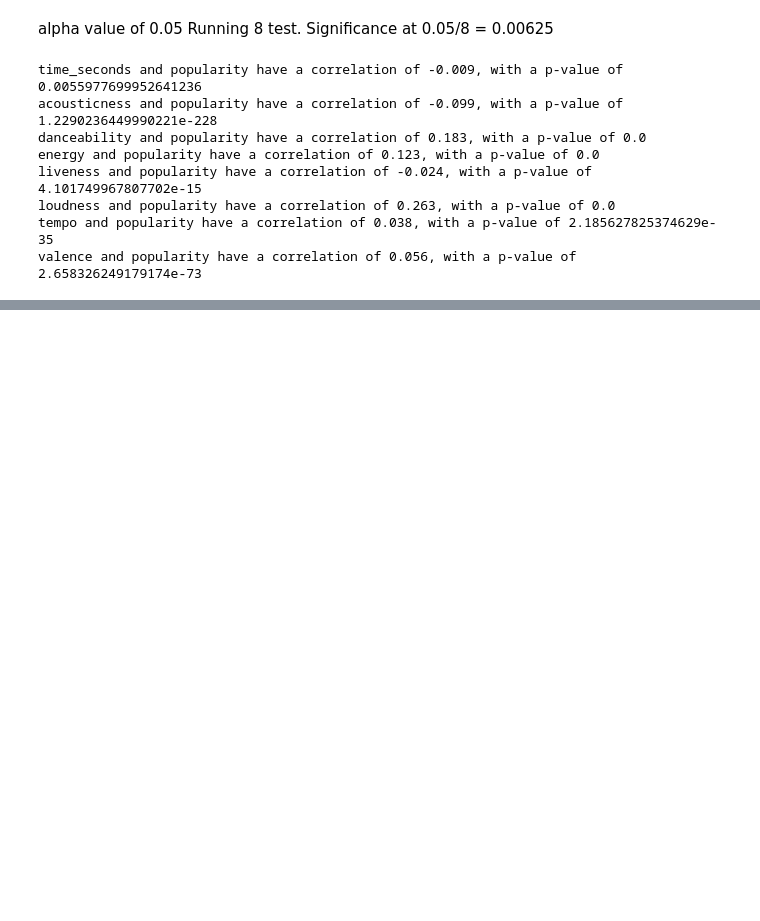
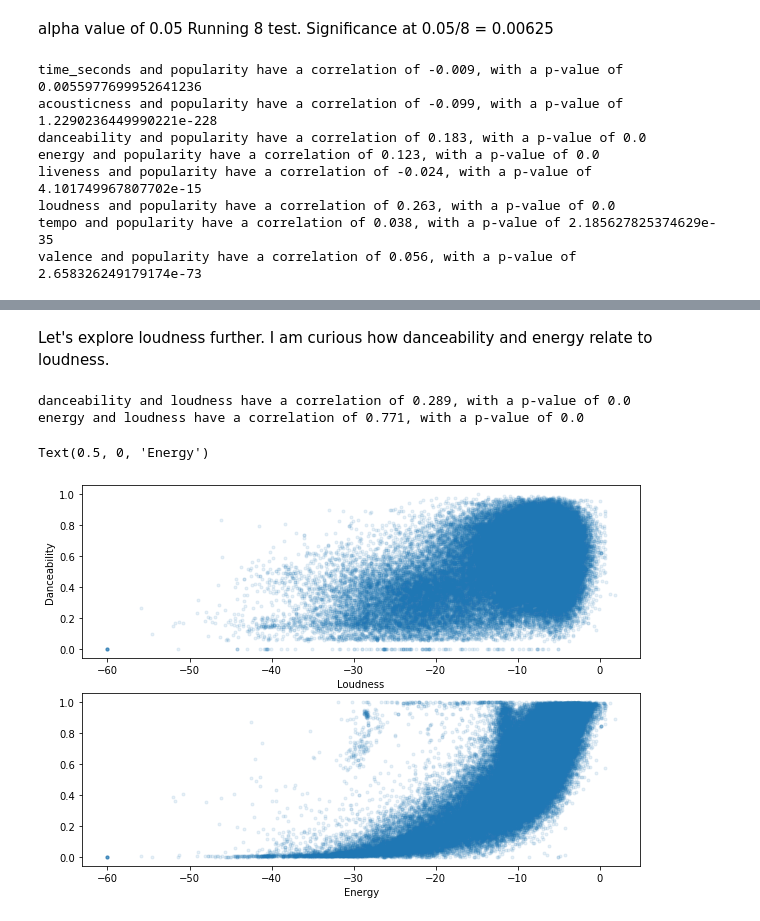
Before and after one commit to brentthayer1/capstone1, a Jupyter notebook: capstone1_eda.ipynb, the cells around one changed output, grey strips where cells are left out. Drawn from its saved outputs; the diff is of its cells as text; code cells hidden in the pictures; blank space fills up the shorter version.

Commit message:
Starting to explore other areas

```diff
--- a/capstone1_eda.ipynb
+++ b/capstone1_eda.ipynb
@@ -479,0 +531,2 @@ popularity and loudness have a correlation of 0.2633959521782094, with a p-value
+# %% [markdown]
+Let's explore loudness further.  I am curious how danceability and energy relate to loudness.
@@ -479,0 +535,18 @@ popularity and loudness have a correlation of 0.2633959521782094, with a p-value
+# %%
+for att in corr_list2:
+    spearman_correlation(df, att, 'loudness')
+# %% [output]
+danceability and loudness have a correlation of 0.289, with a p-value of 0.0
+energy and loudness have a correlation of 0.771, with a p-value of 0.0
+# %%
+fig, ax = plt.subplots(2, figsize=(10,7))
+
+ax[0].scatter(df['loudness'], df['danceability'], alpha=0.1, marker='.')
+ax[0].set_xlabel('Loudness')
+ax[0].set_ylabel('Danceability')
+ax[1].scatter(df['loudness'], df['energy'], alpha=0.1, marker='.')
+ax[1].set_xlabel('Loudness')
+ax[1].set_xlabel('Energy')
+# %% [output]
+Text(0.5, 0, 'Energy')
+[figure, added]
```
Also changed, not shown: parts of 8 cells of this notebook.
